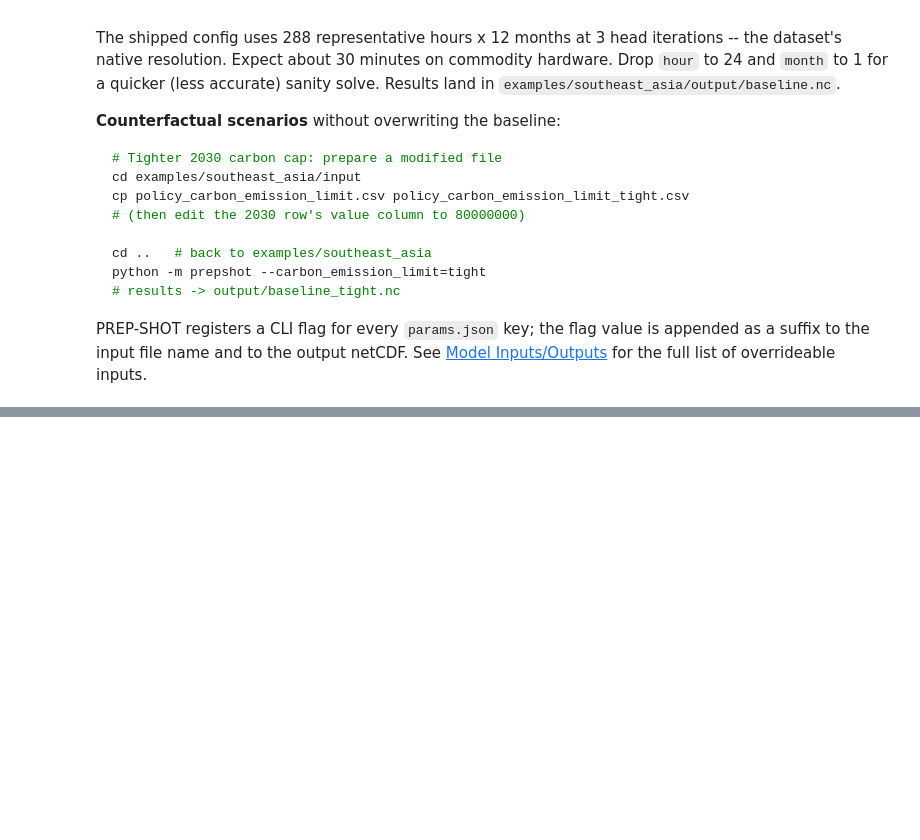
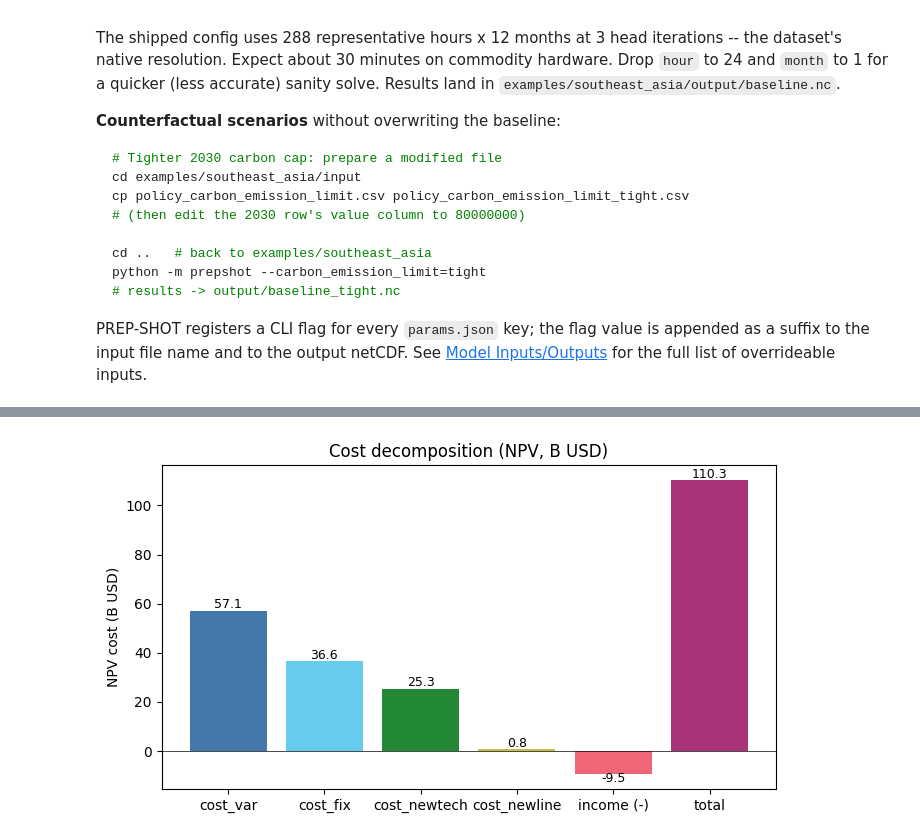
Before and after one commit to PREP-NexT/PREP-SHOT, a Jupyter notebook: examples/southeast_asia/SoutheastAsia.ipynb, the cells around one changed output, grey strips where cells are left out. Drawn from its saved outputs; the diff is of its cells as text; code cells hidden in the pictures; blank space fills up the shorter version.

```diff
--- a/examples/southeast_asia/SoutheastAsia.ipynb
+++ b/examples/southeast_asia/SoutheastAsia.ipynb
@@ -261 +408,24 @@ PREP-SHOT registers a CLI flag for every `params.json` key; the flag value is ap
+# %%
+components = ['cost_var', 'cost_fix', 'cost_newtech', 'cost_newline']
+values = [pd.read_excel(xl, c).iloc[0, 1] / 1e9 for c in components]
+income = pd.read_excel(xl, 'income').iloc[0, 1] / 1e9
+total = pd.read_excel(xl, 'cost').iloc[0, 1] / 1e9
+
+labels = components + ['income (-)', 'total']
+vals = values + [-income, total]
+colors = ['#4477aa', '#66ccee', '#228833', '#ccbb44',
+          '#ee6677', '#aa3377']
+
+fig, ax = plt.subplots(figsize=(7, 4))
+ax.bar(labels, vals, color=colors)
+for i, v in enumerate(vals):
+    ax.text(i, v + (1 if v >= 0 else -3), f'{v:,.1f}',
+            ha='center', fontsize=9)
+ax.set_ylabel('NPV cost (B USD)')
+ax.set_title('Cost decomposition (NPV, B USD)')
+ax.axhline(0, color='black', linewidth=0.5)
+plt.tight_layout()
+plt.show()
+# %% [output]
+[figure, added]
 # %% [markdown]
```
Also changed, not shown: parts of 10 cells of this notebook, 3 other files.
